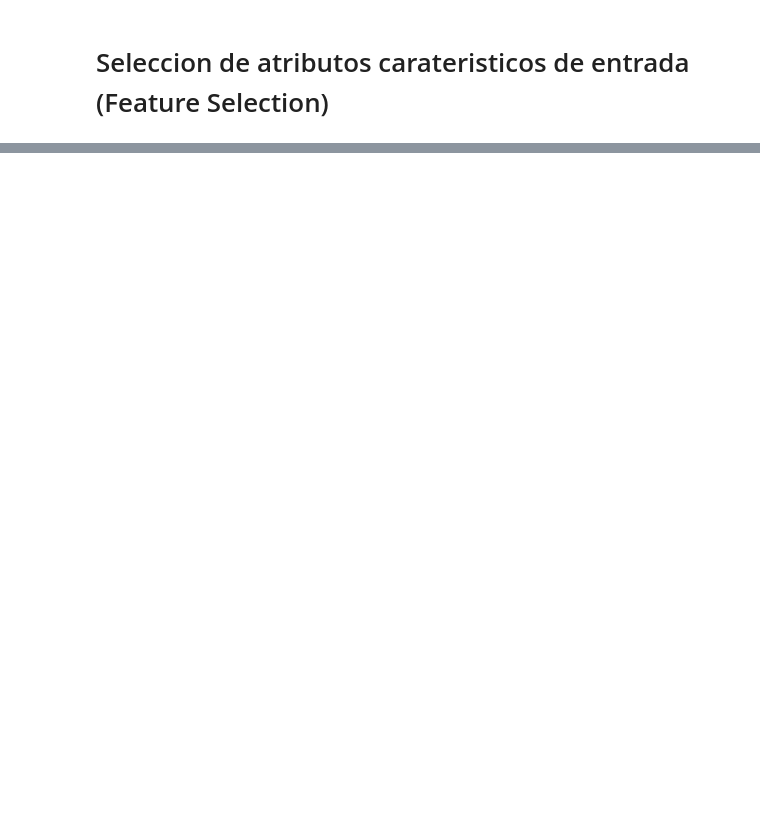
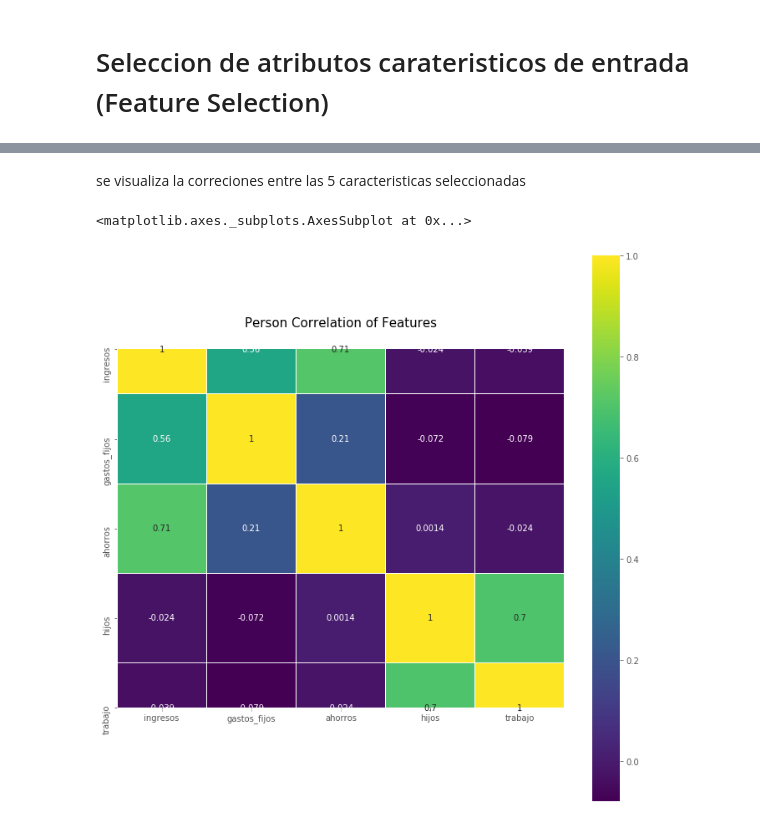
Before and after one commit to sergio12347/IA-CLASE-M5, a Jupyter notebook: practica Gaussian Naive Bayes.ipynb, the cells around one changed output, grey strips where cells are left out. Cells and saved outputs as stored; diff of their text form; code cells hidden in the pictures; blank space fills up the shorter version.

```diff
--- a/practica Gaussian Naive Bayes.ipynb
+++ b/practica Gaussian Naive Bayes.ipynb
@@ -98,0 +112,11 @@ NameError: name 'as_type' is not defined
+# %% [markdown]
+se visualiza la correciones entre las 5 caracteristicas seleccionadas
+# %%
+used_features = x.columns[selected]
+colormap = plt.cm.viridis
+plt.figure(figsize=(12,12))
+plt.title('Person Correlation of Features', y=1.05, size=15)
+sb.heatmap(dataframe[used_features].astype(float).corr(), linewidths=0.1, vmax=1.0, square=True, cmap=colormap, linecolor='white', annot=True)
+# %% [output]
+<matplotlib.axes._subplots.AxesSubplot at 0x...>
+[figure, added]
```
Also changed, not shown: parts of 18 cells of this notebook.
